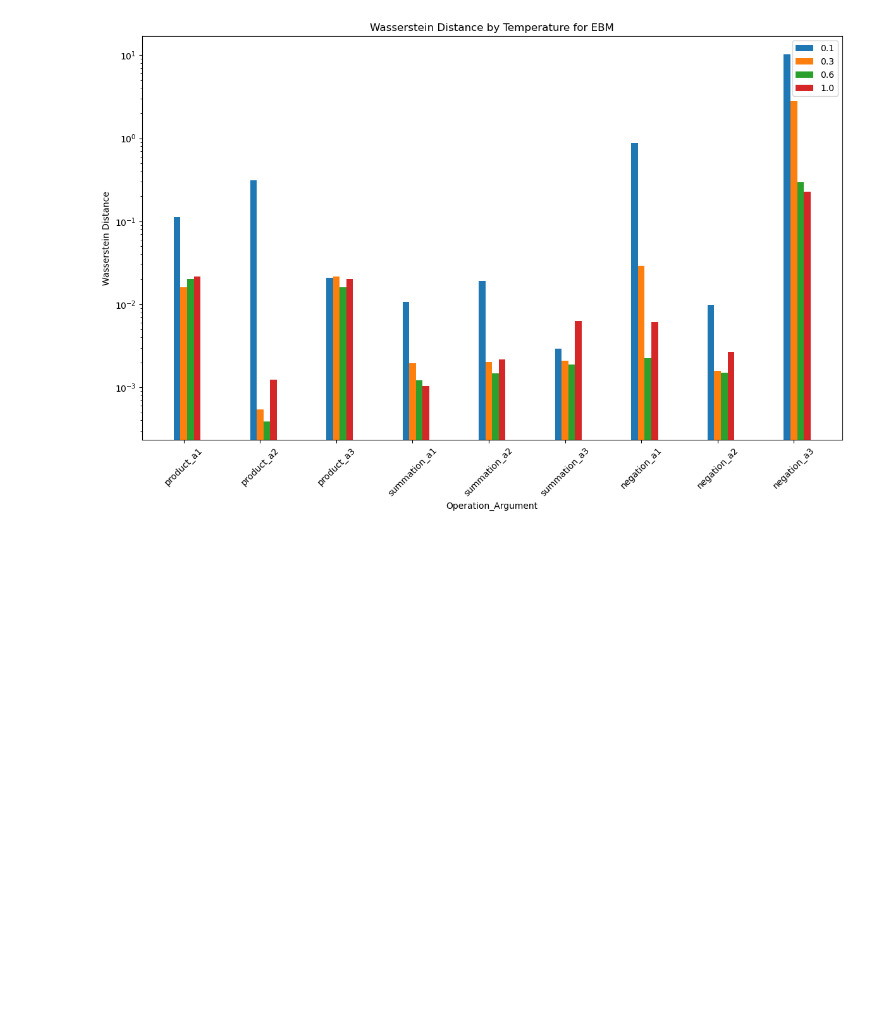
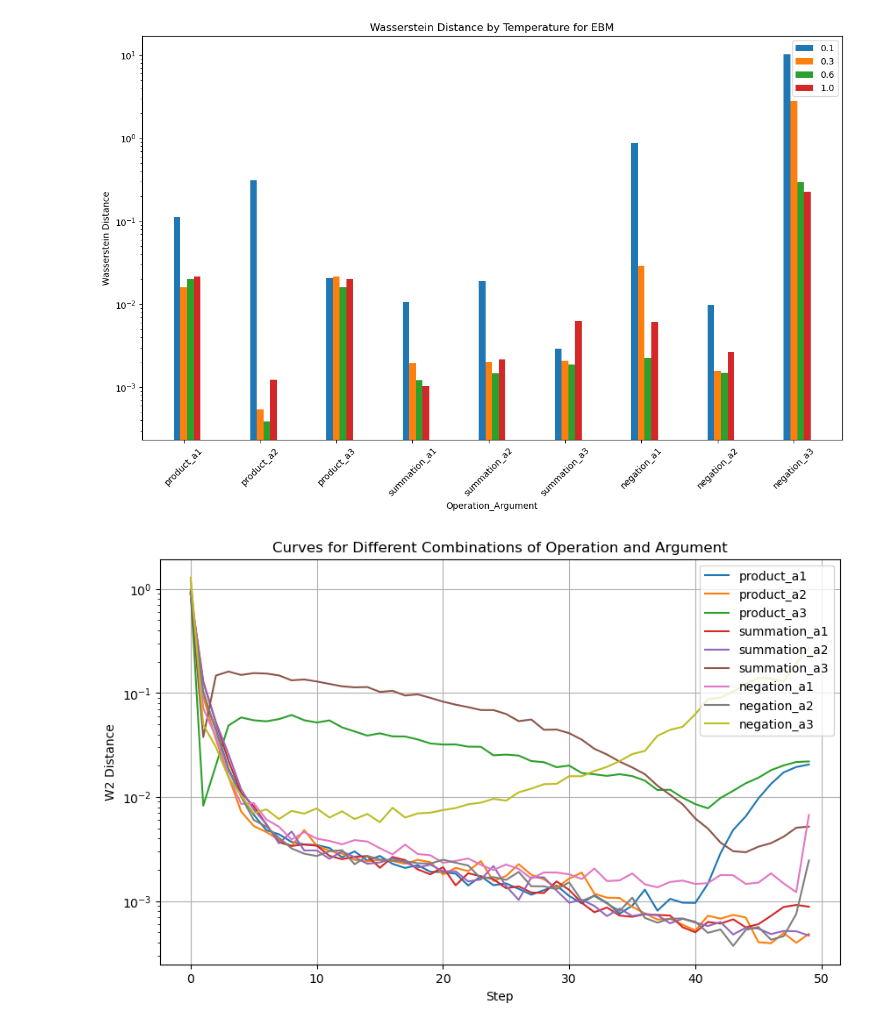
Before and after one commit to rainorangelemon/complift-2d-and-clevr, a Jupyter notebook: notebooks/composition.ipynb, the cells around one changed output. Drawn from its saved outputs; the diff is of its cells as text; code cells hidden in the pictures; blank space fills up the shorter version.

```diff
--- a/notebooks/composition.ipynb
+++ b/notebooks/composition.ipynb
@@ -294,3 +481,39 @@ plt.tight_layout()
 plt.show()
 # %% [output]
 [figure]
+# %%
+import pandas as pd
+import matplotlib.pyplot as plt
+from io import StringIO
+
+# Read the CSV file into a DataFrame
+df = pd.read_csv("exps/timesteps.csv")
+
+# Combine 'operation' and 'argument' columns
+df['op_arg'] = df['operation'] + '_' + df['argument'].astype(str)
+
+# Get unique combinations of operation and argument
+unique_combinations = df['op_arg'].unique()
+
+# Create a plot
+plt.figure(figsize=(10, 6))
+
+# Iterate over unique combinations
+for combination in unique_combinations:
+    # Filter the dataframe for the current combination
+    df_comb = df[df['op_arg'] == combination]
+
+    # Ensure there is data to plot
+    if not df_comb.empty:
+        plt.plot(df_comb['timestep'], df_comb['wasserstein_2_distance'], label=combination)
+
+# Add title and labels
+plt.title('Curves for Different Combinations of Operation and Argument')
+plt.xlabel('Step')
+plt.ylabel('W2 Distance')
+plt.legend()
+plt.yscale('log')
+plt.grid(True)
+plt.show()
+# %% [output]
+[figure, added]
```
Also changed, not shown: parts of 3 cells of this notebook, 1 other file.
